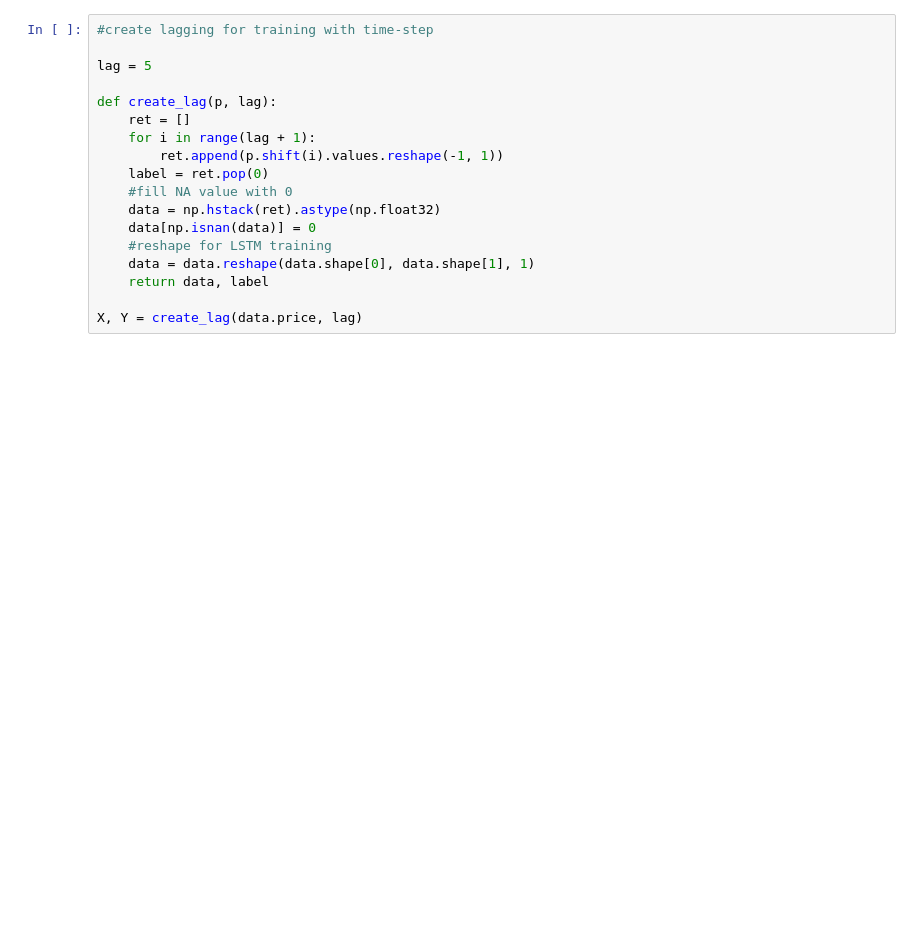
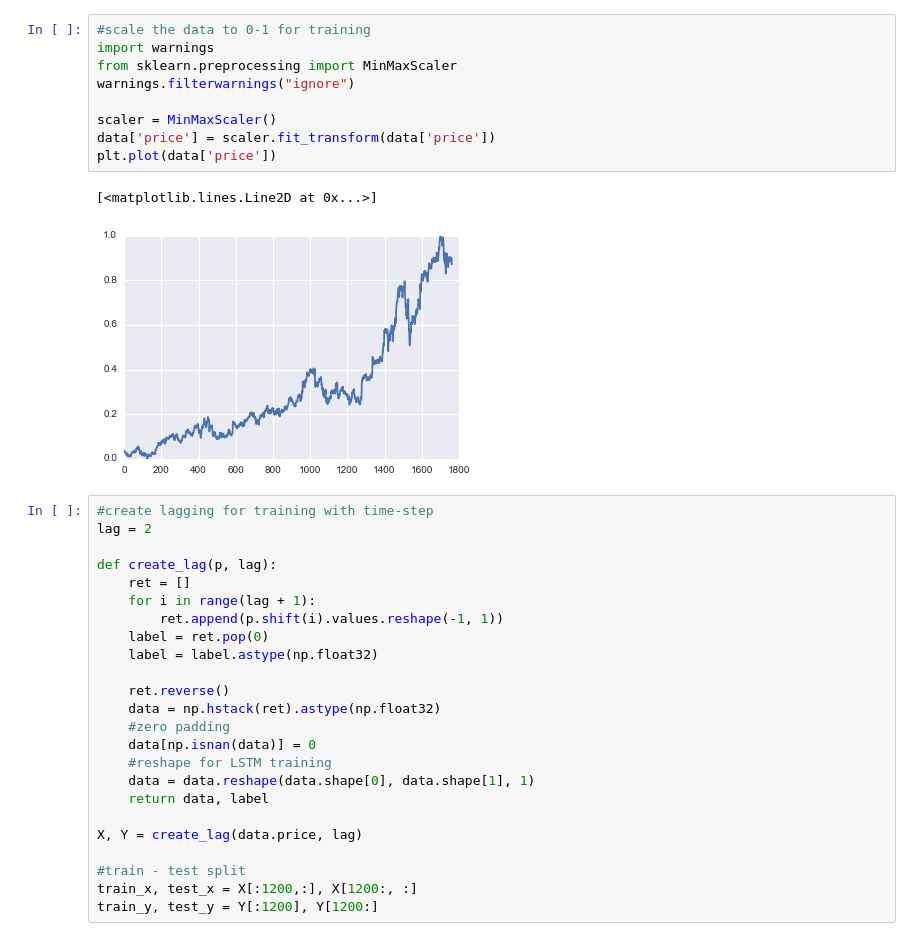
Before and after one commit to Max1993Liu/stock_price_prediction, a Jupyter notebook: stock_price.ipynb, the cells around one changed output. Cells and saved outputs as stored; diff of their text form; blank space fills up the shorter version.

```diff
--- a/stock_price.ipynb
+++ b/stock_price.ipynb
@@ -23,21 +30,39 @@ plt.plot(data['price'])
+# %%
+#scale the data to 0-1 for training
+import warnings
+from sklearn.preprocessing import MinMaxScaler
+warnings.filterwarnings("ignore")
+
+scaler = MinMaxScaler()
+data['price'] = scaler.fit_transform(data['price'])
+plt.plot(data['price'])
+# %% [output]
+[<matplotlib.lines.Line2D at 0x...>]
+[figure, added]
 # %%
 #create lagging for training with time-step
-
-lag = 5
+lag = 2
 
 def create_lag(p, lag):
     ret = []
     for i in range(lag + 1):
         ret.append(p.shift(i).values.reshape(-1, 1))
     label = ret.pop(0)
-    #fill NA value with 0
+    label = label.astype(np.float32)
+
+    ret.reverse()
     data = np.hstack(ret).astype(np.float32)
+    #zero padding
     data[np.isnan(data)] = 0
     #reshape for LSTM training
     data = data.reshape(data.shape[0], data.shape[1], 1)
     return data, label
 
 X, Y = create_lag(data.price, lag)
+
+#train - test split
+train_x, test_x = X[:1200,:], X[1200:, :]
+train_y, test_y = Y[:1200], Y[1200:]
 # %%
 #stateless LSTM
 from keras.models import Sequential
```
Also changed, not shown: parts of 8 cells of this notebook.
